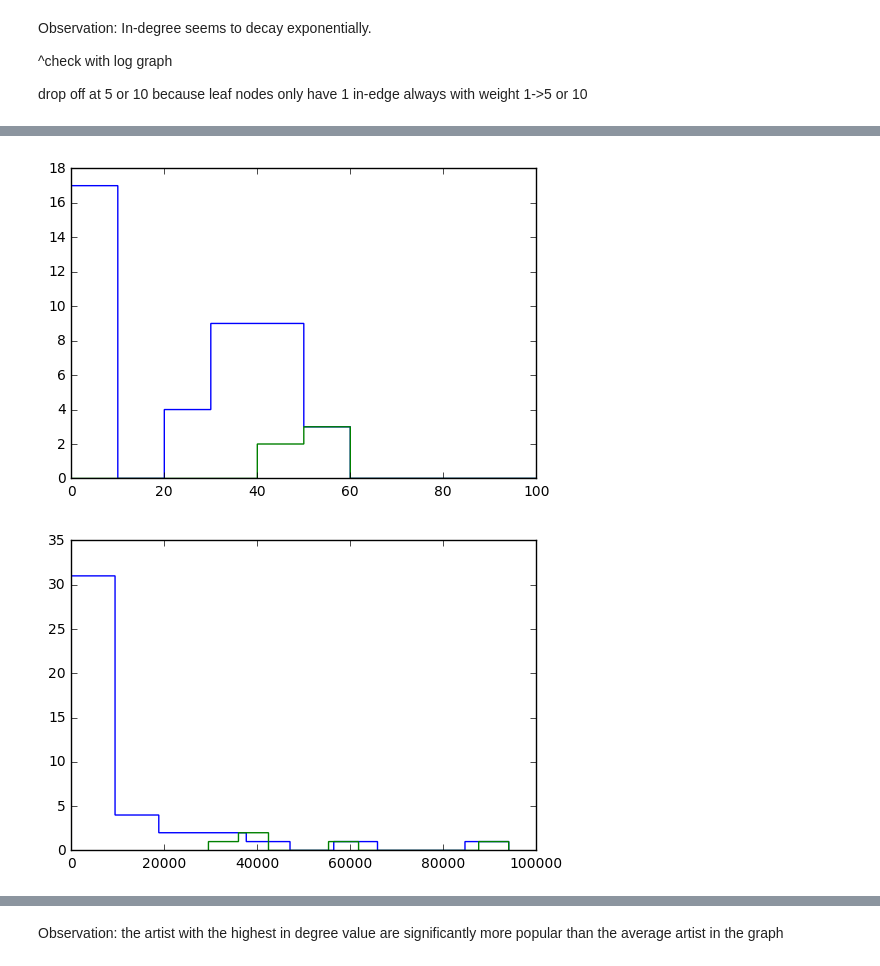
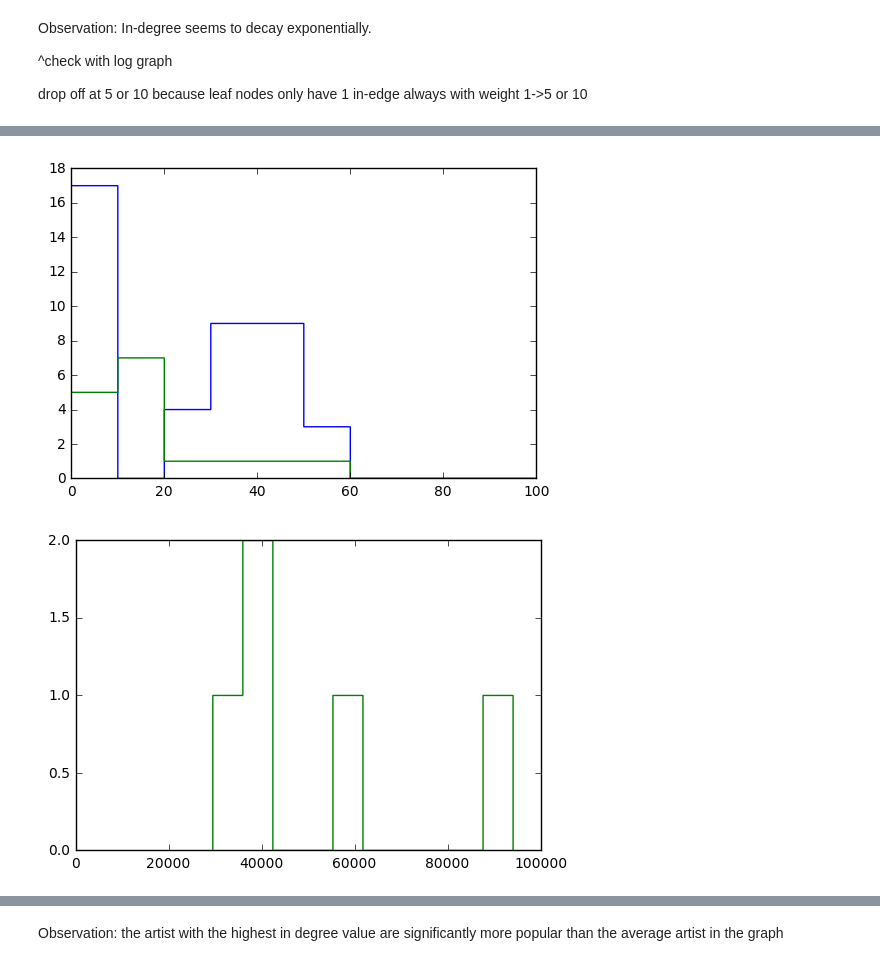
Before and after one commit to bmachlin/SpotifyArtistNetwork, a Jupyter notebook: data/ntwrks final royal forest.ipynb, the cells around one changed output, grey strips where cells are left out. Drawn from its saved outputs; the diff is of its cells as text; code cells hidden in the pictures.

```diff
--- a/data/ntwrks final royal forest.ipynb
+++ b/data/ntwrks final royal forest.ipynb
@@ -135,14 +157,15 @@ def topInDegreeAvgs(graph, pct):
     num = 0
 
     for k in in_degrees.keys():
-            avgPop.append(graph.node[k]['popularity'])
-            avgFol.append(graph.node[k]['followers'])
+        avgPop.append(int(graph.node[k]['popularity']))
+        if(not graph.node[k]['followers'] == "null"):
+            avgFol.append(int(graph.node[k]['followers']))
 
     avgPop.sort()
     avgFol.sort()
     topPop = avgPop[int(len(avgPop) * pct) : int(len(avgPop))]
     topFol = avgFol[int(len(avgFol) * pct) : int(len(avgFol))]
-    return [sum(avgPop)/len(avgPop), sum(avgFol)/len(avgFol), sum(topPop)/len(topPop), sum(topFol)/len(topFol)]
+    return [sum(avgPop)/len(avgPop), sum(topPop)/len(topPop), sum(avgFol)/len(avgFol), sum(topFol)/len(topFol)]
 
 def topInDegreeLists(graph, pct):
     in_degrees = graph.in_degree(weight="rank")
@@ -153,15 +176,17 @@ def topInDegreeLists(graph, pct):
     num = 0
 
     for k in in_degrees.keys():
-            avgPop.append(graph.node[k]['popularity'])
-            avgFol.append(graph.node[k]['followers'])
+        avgPop.append(int(graph.node[k]['popularity']))
+        if(not graph.node[k]['followers'] == "null"):
+            avgFol.append(int(graph.node[k]['followers']))
 
     avgPop.sort()
     avgFol.sort()
     topPop = avgPop[int(len(avgPop) * pct) : int(len(avgPop))]
     topFol = avgFol[int(len(avgFol) * pct) : int(len(avgFol))]
-    return [avgPop, avgFol, topPop, topFol]
+    return [avgPop, topPop, avgFol, topFol]
 
-print(topInDegreeAvgs(forest_5_5, .90))
-print(topInDegreeAvgs(forest_5_10, .90))
-print(topInDegreeAvgs(forest_10_5, .90))
+tida55  = topInDegreeAvgs(forest_5_5, .90)
+tida510 = topInDegreeAvgs(forest_5_10, .90)
+tida105 = topInDegreeAvgs(forest_10_5, .90)
+tida108 = topInDegreeAvgs(forest_10_8, .90)
@@ -173,10 +223,15 @@ b55idl = topInDegreeLists(forest_5_5, .90)
+# %%
+f55idl = topInDegreeLists(forest_5_5, .90)
+f510idl = topInDegreeLists(forest_5_10, .90)
+f105idl = topInDegreeLists(forest_10_5, .90)
+f108idl = topInDegreeLists(forest_10_8, .90)
 # %%
-_ = plt.hist(b55idl[0], range=(0,100), histtype="step")
-_ = plt.hist(b55idl[2], range=(0,100), histtype="step")
+_ = plt.hist(f55idl[0], range=(0,100), histtype="step")
+_ = plt.hist(f55idl[2], range=(0,100), histtype="step")
 # %% [output]
-[figure, old version]
+[figure, new version]
 # %%
-_ = plt.hist(b55idl[1], histtype="step")
-_ = plt.hist(b55idl[3], histtype="step")
+_ = plt.hist(f55idl[1], histtype="step")
+_ = plt.hist(f55idl[3], histtype="step")
 # %% [output]
-[figure, old version]
+[figure, new version]
```
Also changed, not shown: parts of 48 cells of this notebook, 5 other files.
